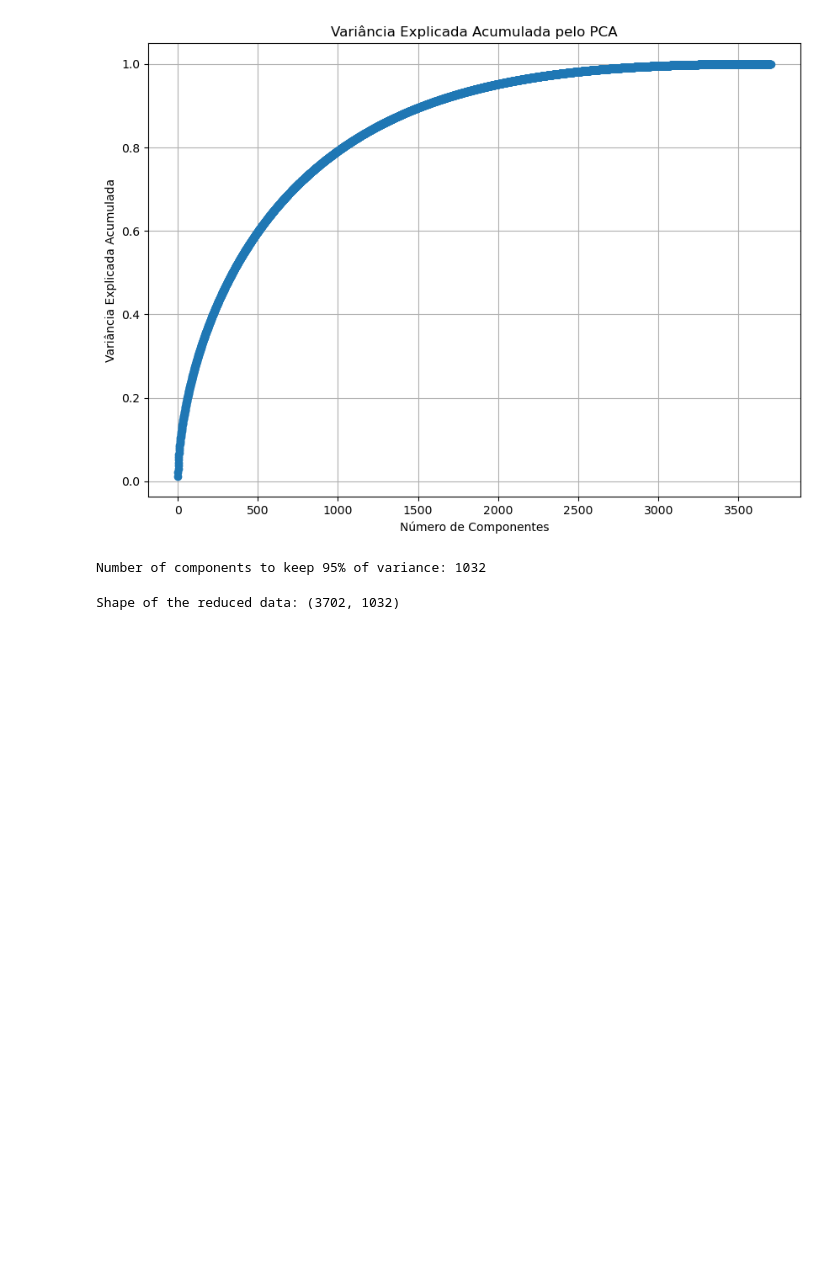
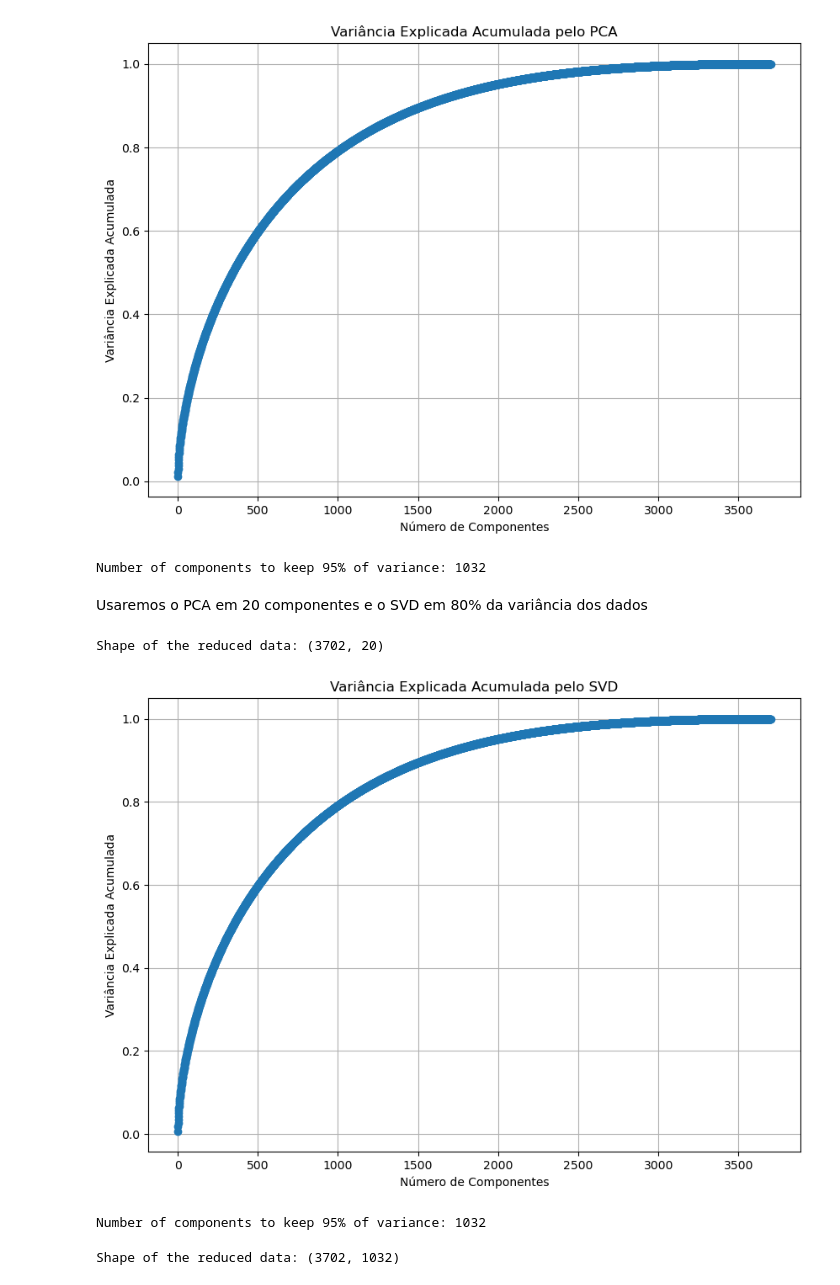
Before and after one commit to MrBarreto/DataMining, a Jupyter notebook: t4/t4.ipynb, the cells around one changed output. Drawn from its saved outputs; the diff is of its cells as text; code cells hidden in the pictures; blank space fills up the shorter version.

```diff
--- a/t4/t4.ipynb
+++ b/t4/t4.ipynb
@@ -622,11 +606,13 @@ num_components = np.argmax(explained_variance >= 0.8) + 1
 print(f"Number of components to keep 95% of variance: {num_components}")
 # %% [output]
 Number of components to keep 95% of variance: 1032
+# %% [markdown]
+Usaremos o PCA em 20 componentes e o SVD em 80% da variância dos dados
 # %%
-pca = PCA(n_components=num_components)
+pca = PCA(n_components=20)
 X_pca_reduced = pca.fit_transform(ratings_matrix_normalized)
 
 # Exibir a forma dos dados transformados
 print("Shape of the reduced data:", X_pca_reduced.shape)
 # %% [output]
-Shape of the reduced data: (3702, 1032)
+Shape of the reduced data: (3702, 20)
@@ -632,0 +622,21 @@ Shape of the reduced data: (3702, 1032)
+# %%
+svd = TruncatedSVD(n_components=ratings_matrix_normalized.shape[1] - 1)
+X_svd = svd.fit_transform(ratings_matrix_normalized)
+# %%
+explained_variance = np.cumsum(svd.explained_variance_ratio_)
+# %%
+# Plotar a variância explicada
+plt.figure(figsize=(10, 7))
+plt.plot(explained_variance, marker='o', linestyle='--')
+plt.xlabel('Número de Componentes')
+plt.ylabel('Variância Explicada Acumulada')
+plt.title('Variância Explicada Acumulada pelo SVD')
+plt.grid(True)
+plt.show()
+# %% [output]
+[figure, added]
+# %%
+num_components = np.argmax(explained_variance >= 0.8) + 1
+print(f"Number of components to keep 95% of variance: {num_components}")
+# %% [output]
+Number of components to keep 95% of variance: 1032
@@ -632,0 +646,4 @@ Shape of the reduced data: (3702, 1032)
+# %%
+print("Shape of the reduced data:", X_svd_reduced.shape)
+# %% [output]
+Shape of the reduced data: (3702, 1032)
```
Also changed, not shown: parts of 59 cells of this notebook.
